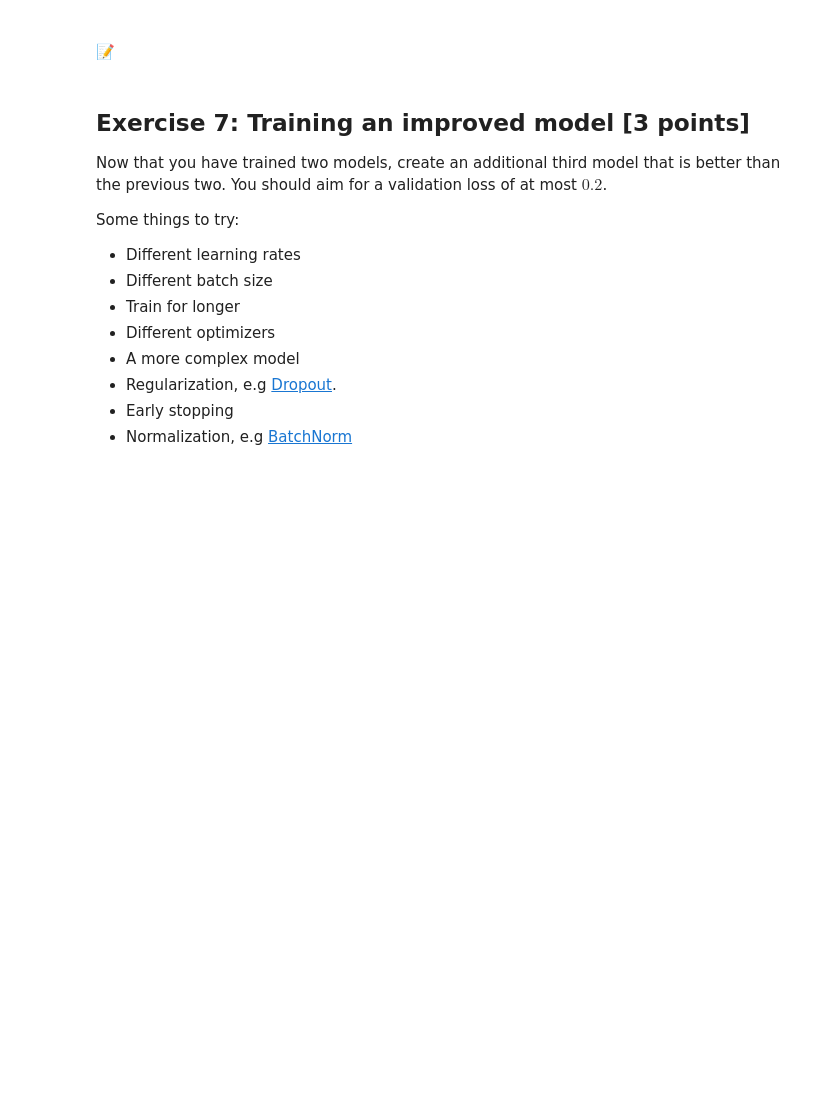
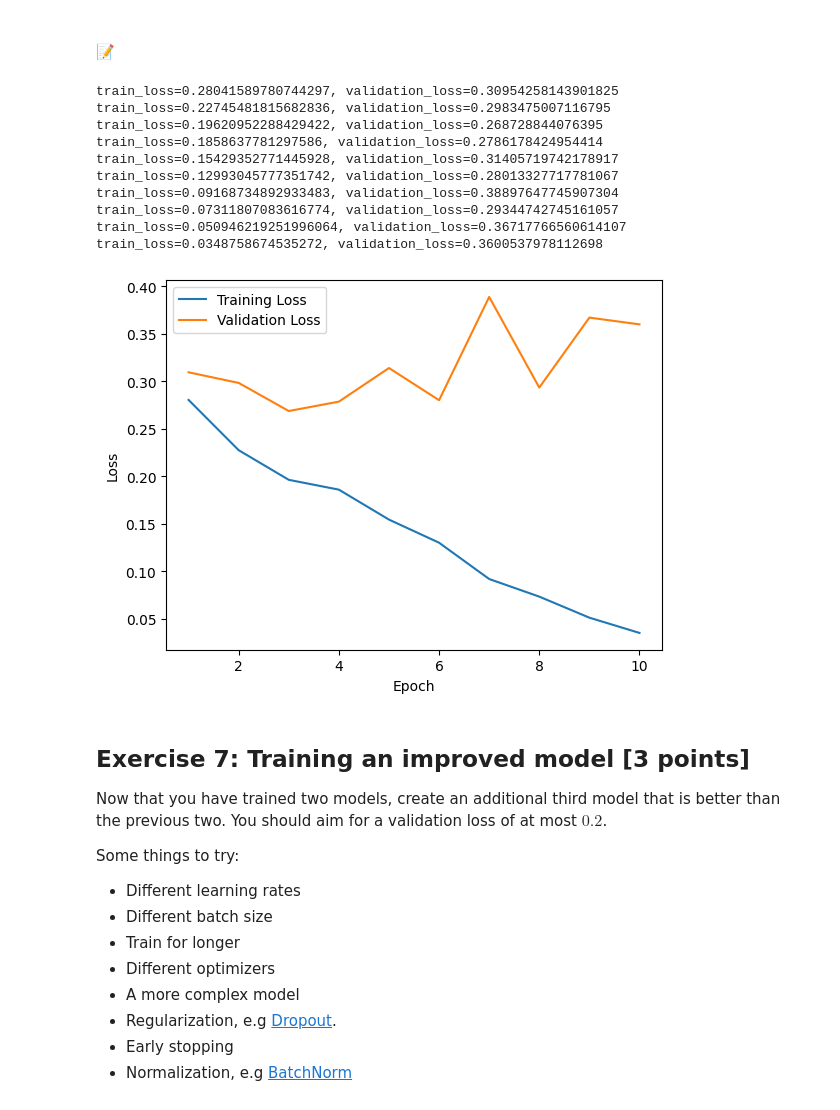
Before and after one commit to AliMousa27/AI-algorithms, a Jupyter notebook: HW3.ipynb, the cells around one changed output. Saved outputs shown, nothing was run; the diff lists cells and outputs as text; code cells hidden in the pictures; blank space fills up the shorter version.

```diff
--- a/HW3.ipynb
+++ b/HW3.ipynb
@@ -803,2 +919,26 @@ conv_model = ConvModel().to(device)
+# %%
+class ConvModel(nn.Module):
+    def __init__(self):
+        super().__init__()
+        self.conv_net = nn.Sequential(
+            nn.Conv2d(3, 16, kernel_size=5, stride=1),
+            nn.ReLU(),
+            nn.MaxPool2d(kernel_size=4, stride=4),
+            nn.Conv2d(16, 32, kernel_size=4, stride=1),
+            nn.ReLU(),
+            nn.MaxPool2d(kernel_size=2, stride=2),
+            nn.Conv2d(32, 64, kernel_size=3, stride=1),
+            nn.ReLU(),
+            nn.MaxPool2d(kernel_size=2, stride=2),
+        )
+        self.fc = nn.LazyLinear(out_features=1)
+
+    def forward(self, x):
+        conv_output = self.conv_net(x)
+        conv_output_flat = conv_output.reshape(x.size(0), -1)
+        return self.fc(conv_output_flat)
+
+
+conv_model = ConvModel().to(device)
 # %% [markdown]
 #### 📝
@@ -818,3 +960,34 @@ raise NotImplementedError()
+# %%
+# YOUR CODE HERE
+epochs=10
+optimizer = optim.Adam(conv_model.parameters(), lr=1e-3)
+training_losses=[]
+validation_losses=[]
+for _ in range(epochs):
+    train_loss, validation_loss = train_epoch(training_loader_catsndogs, validation_loader_catsndogs, conv_model, loss, optimizer, device)
+    training_losses.append(train_loss)
+    validation_losses.append(validation_loss)
+    print(f"{train_loss=}, {validation_loss=}")
+
+epochs = range(1, len(training_losses) + 1)
+plt.plot(epochs, training_losses, label='Training Loss')
+plt.plot(epochs, validation_losses, label='Validation Loss')
+plt.xlabel('Epoch')
+plt.ylabel('Loss')
+plt.legend()
+plt.show()
+# %% [output]
+train_loss=0.28041589780744297, validation_loss=0.30954258143901825
+train_loss=0.22745481815682836, validation_loss=0.2983475007116795
+train_loss=0.19620952288429422, validation_loss=0.268728844076395
+train_loss=0.1858637781297586, validation_loss=0.2786178424954414
+train_loss=0.15429352771445928, validation_loss=0.31405719742178917
+train_loss=0.12993045777351742, validation_loss=0.28013327717781067
+train_loss=0.09168734892933483, validation_loss=0.38897647745907304
+train_loss=0.07311807083616774, validation_loss=0.29344742745161057
+train_loss=0.050946219251996064, validation_loss=0.36717766560614107
+train_loss=0.0348758674535272, validation_loss=0.3600537978112698
+[figure, added]
 # %% [markdown]
 ## Exercise 7: Training an improved model [3 points]
 
```
Also changed, not shown: parts of 23 cells of this notebook.
